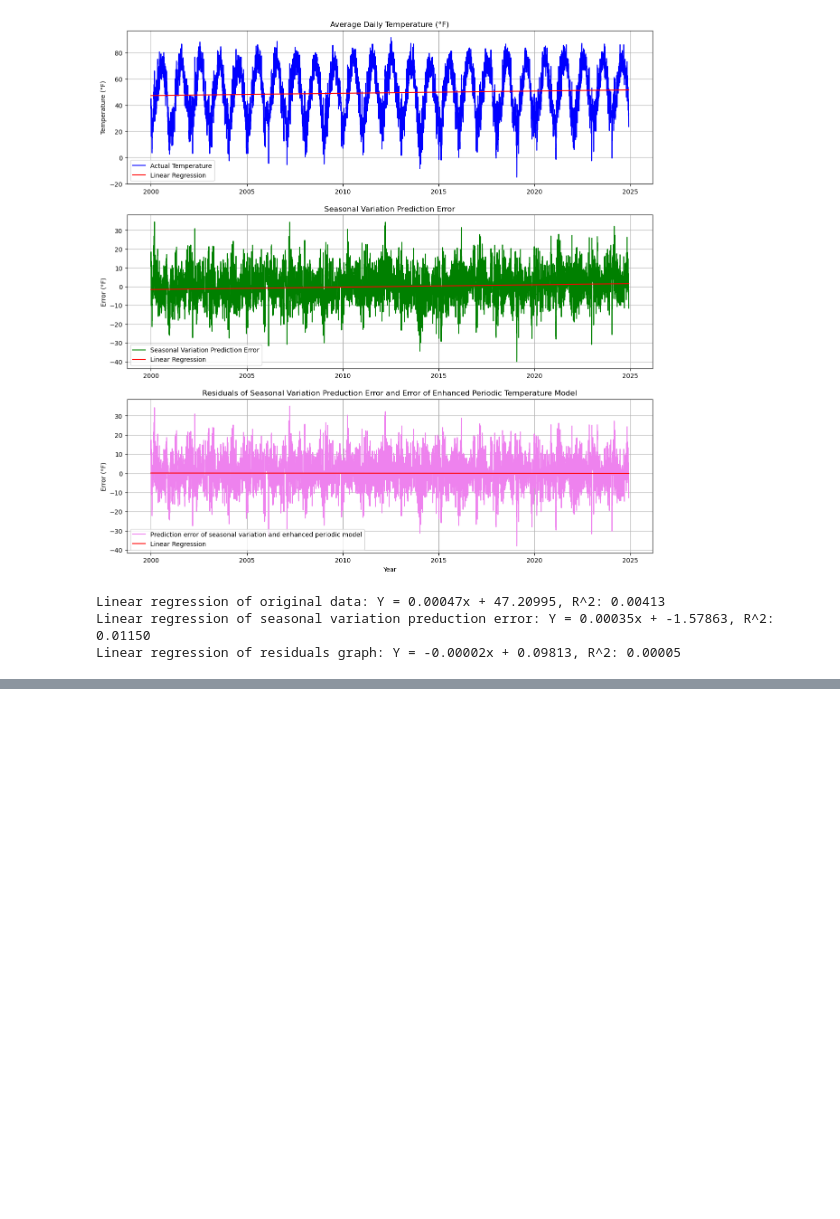
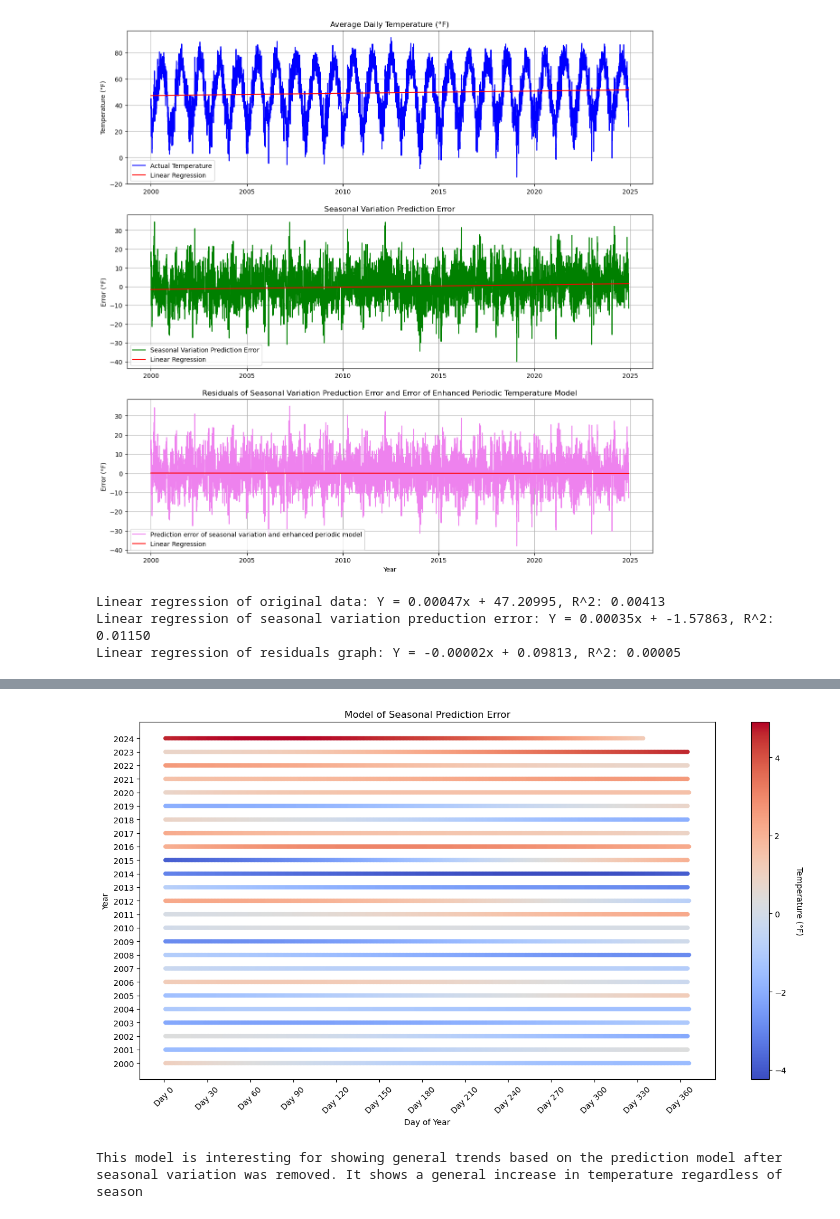
Before and after one commit to miayiannias/Assignments, a Jupyter notebook: FINAL.ipynb, the cells around one changed output, grey strips where cells are left out. Cells and saved outputs as stored; diff of their text form; code cells hidden in the pictures; blank space fills up the shorter version.

```diff
--- a/FINAL.ipynb
+++ b/FINAL.ipynb
@@ -170,0 +266,34 @@ Linear regression of residuals graph: Y = -0.00002x + 0.09813, R^2: 0.00005
+# %%
+#ERROR PREDICTION MODEL
+def abnormal_days(residuals, threshold=2):
+    mean = residuals.mean()
+    std = residuals.std()
+    lower_thresh = mean - threshold * std
+    upper_thresh = mean + threshold * std
+    abnormal_hot = residuals > upper_thresh
+    abnormal_cold = residuals < lower_thresh
+    return abnormal_hot, abnormal_cold
+
+def heatmap(df, residuals, abnormal_hot, abnormal_cold):
+    fig, ax = plt.subplots(figsize=(16, 8))
+    ax.set_xticks(np.arange(0, 366, 30))
+    ax.set_xticklabels([f'Day {i}' for i in range(0, 366, 30)], rotation=45)
+    df['Year'] = df['Date'].dt.year
+    df['DayOfYear'] = df['Date'].dt.dayofyear
+    norm = Normalize(vmin=residuals.min(), vmax=residuals.max())
+    ax.set_xlabel('Day of Year')
+    scplot = ax.scatter(df['DayOfYear'], df['Year'], c=residuals, cmap='coolwarm', norm=norm, s=20)
+    cbar = plt.colorbar(scplot, ax=ax, orientation='vertical')
+    cbar.set_label('Temperature (°F)', rotation=270, labelpad=20)
+    ax.set_title('Model of Seasonal Prediction Error')
+    ax.set_ylabel('Year')
+    ax.set_yticks(sorted(df['Year'].unique()))
+    plt.show()
+
+residuals = predicted_error_fourier
+abnormal_hot, abnormal_cold = abnormal_days(residuals, threshold=2)
+heatmap(df, residuals, abnormal_hot, abnormal_cold)
+print("This model is interesting for showing general trends based on the prediction model after seasonal variation was removed. It shows a general increase in temperature regardless of season")
+# %% [output]
+[figure, added]
+This model is interesting for showing general trends based on the prediction model after seasonal variation was removed. It shows a general increase in temperature regardless of season
```
Also changed, not shown: parts of 9 cells of this notebook, 11 other files.
